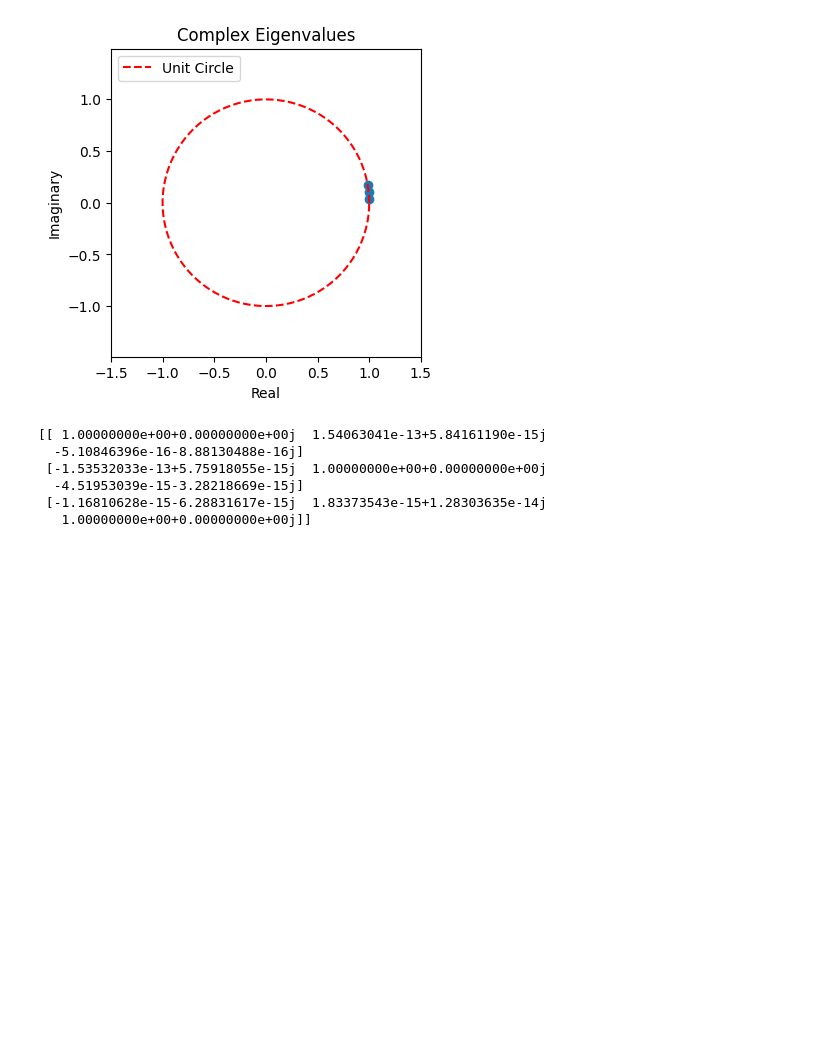
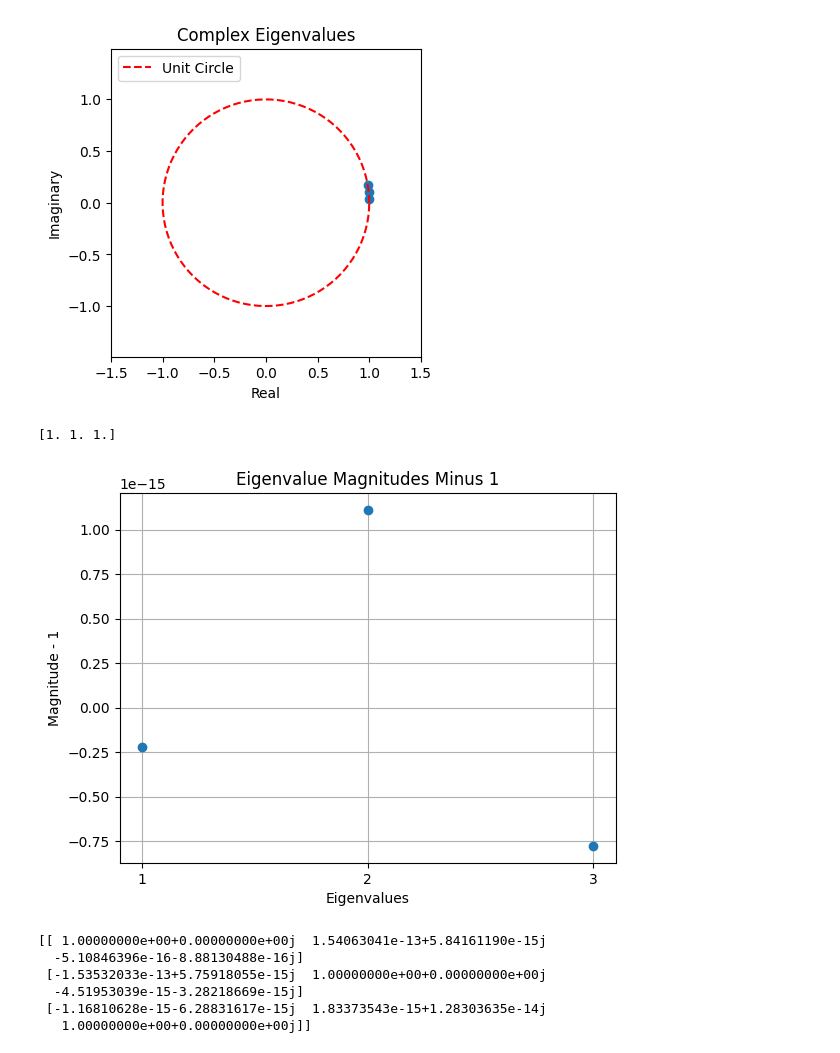
Before and after one commit to stephendyoung/MAE_5020_Spring_2025, a Jupyter notebook: 05_05_01_dmd_b5.ipynb, the cells around one changed output. Saved outputs shown, nothing was run; the diff lists cells and outputs as text; code cells hidden in the pictures; blank space fills up the shorter version.

```diff
--- a/05_05_01_dmd_b5.ipynb
+++ b/05_05_01_dmd_b5.ipynb
@@ -166,6 +166,27 @@ plt.show()
 # %% [output]
 WARNING:matplotlib.axes._base:Ignoring fixed y limits to fulfill fixed data aspect with adjustable data limits.
 [figure]
+# %%
+#mag = np.abs(Lambda)
+mag = np.sqrt(Lambda.real**2 + Lambda.imag**2)
+print(mag)
+magm1 = mag -1.0
+
+# Create an integer array for x-axis: 1, 2, 3, ...
+x_indices = np.arange(1, len(magm1) + 1)
+
+# Plot
+plt.figure()
+plt.plot(x_indices, magm1, 'o')
+plt.xlabel('Eigenvalues')
+plt.ylabel('Magnitude - 1')
+plt.title('Eigenvalue Magnitudes Minus 1')
+plt.grid(True)
+plt.xticks(x_indices)
+plt.show()
+# %% [output]
+[1. 1. 1.]
+[figure, added]
 # %%
 print(W)
 # %% [output]
```
Also changed, not shown: parts of 7 cells of this notebook.
